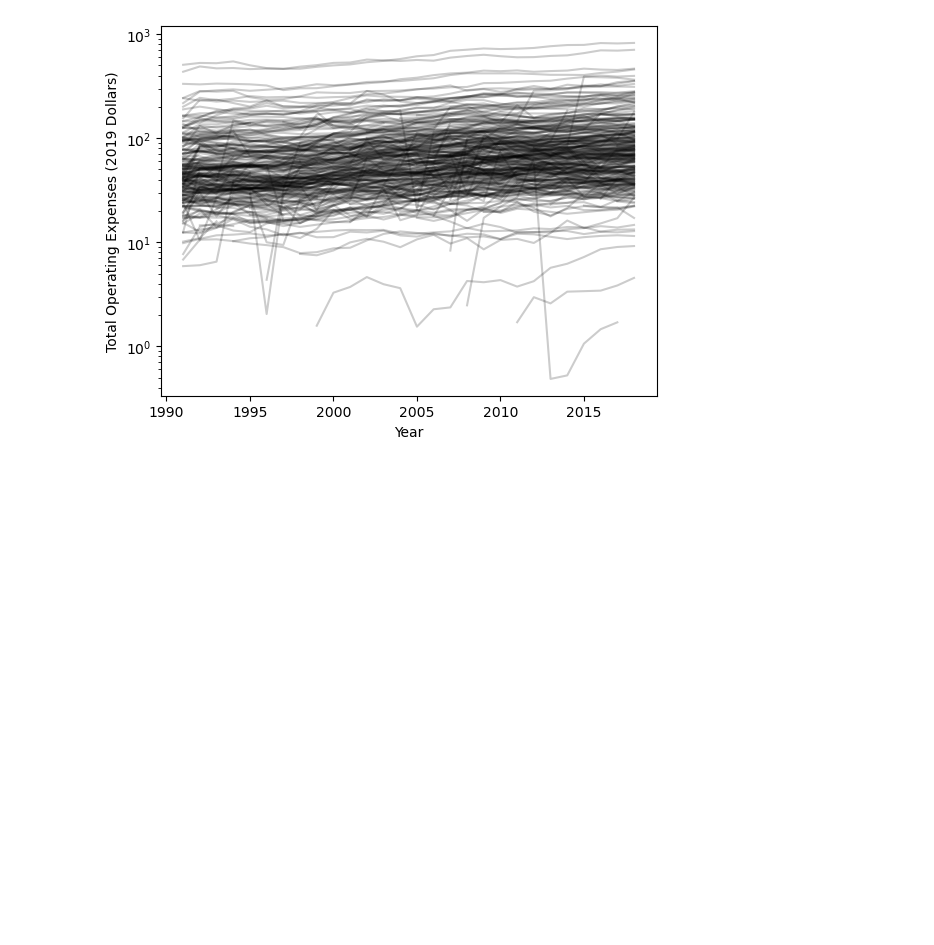
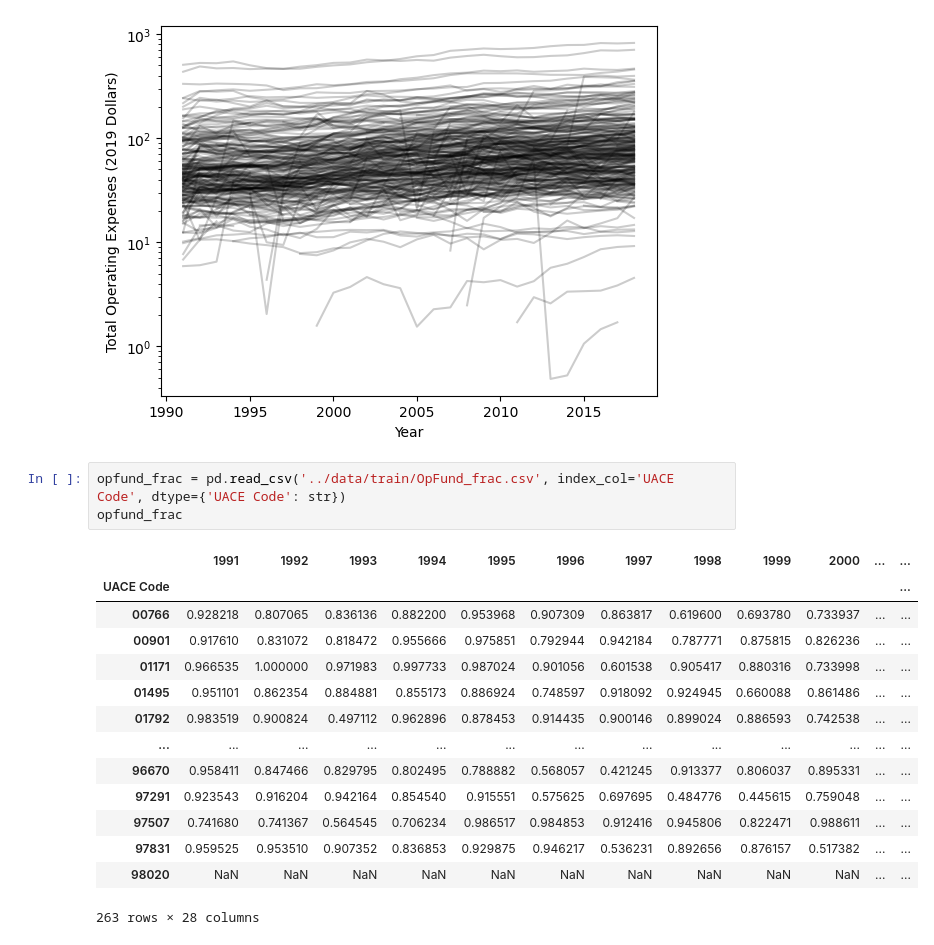
Before and after one commit to lodubay/transit-ridership, a Jupyter notebook: notebooks/time_series_LD.ipynb, the cells around one changed output. Drawn from its saved outputs; the diff is of its cells as text; blank space fills up the shorter version.

```diff
--- a/notebooks/time_series.ipynb
+++ b/notebooks/time_series_LD.ipynb
@@ -63,3 +63,21 @@ ax.set_ylabel('Total Operating Expenses (2019 Dollars)')
 plt.show()
 # %% [output]
 [figure]
+# %%
+opfund_frac = pd.read_csv('../data/train/OpFund_frac.csv', index_col='UACE Code', dtype={'UACE Code': str})
+opfund_frac
+# %% [output]
+|  | 1991 | 1992 | 1993 | 1994 | 1995 | 1996 | 1997 | 1998 | 1999 | 2000 | ... | ... |
+| UACE Code |  |  |  |  |  |  |  |  |  |  |  | ... |
+| 00766 | 0.928218 | 0.807065 | 0.836136 | 0.882200 | 0.953968 | 0.907309 | 0.863817 | 0.619600 | 0.693780 | 0.733937 | ... | ... |
+| 00901 | 0.917610 | 0.831072 | 0.818472 | 0.955666 | 0.975851 | 0.792944 | 0.942184 | 0.787771 | 0.875815 | 0.826236 | ... | ... |
+| 01171 | 0.966535 | 1.000000 | 0.971983 | 0.997733 | 0.987024 | 0.901056 | 0.601538 | 0.905417 | 0.880316 | 0.733998 | ... | ... |
+| 01495 | 0.951101 | 0.862354 | 0.884881 | 0.855173 | 0.886924 | 0.748597 | 0.918092 | 0.924945 | 0.660088 | 0.861486 | ... | ... |
+| 01792 | 0.983519 | 0.900824 | 0.497112 | 0.962896 | 0.878453 | 0.914435 | 0.900146 | 0.899024 | 0.886593 | 0.742538 | ... | ... |
+| ... | ... | ... | ... | ... | ... | ... | ... | ... | ... | ... | ... | ... |
+| 96670 | 0.958411 | 0.847466 | 0.829795 | 0.802495 | 0.788882 | 0.568057 | 0.421245 | 0.913377 | 0.806037 | 0.895331 | ... | ... |
+| 97291 | 0.923543 | 0.916204 | 0.942164 | 0.854540 | 0.915551 | 0.575625 | 0.697695 | 0.484776 | 0.445615 | 0.759048 | ... | ... |
+| 97507 | 0.741680 | 0.741367 | 0.564545 | 0.706234 | 0.986517 | 0.984853 | 0.912416 | 0.945806 | 0.822471 | 0.988611 | ... | ... |
+| 97831 | 0.959525 | 0.953510 | 0.907352 | 0.836853 | 0.929875 | 0.946217 | 0.536231 | 0.892656 | 0.876157 | 0.517382 | ... | ... |
+| 98020 | NaN | NaN | NaN | NaN | NaN | NaN | NaN | NaN | NaN | NaN | ... | ... |
+263 rows × 28 columns
```
Also changed, not shown: parts of 4 cells of this notebook.
